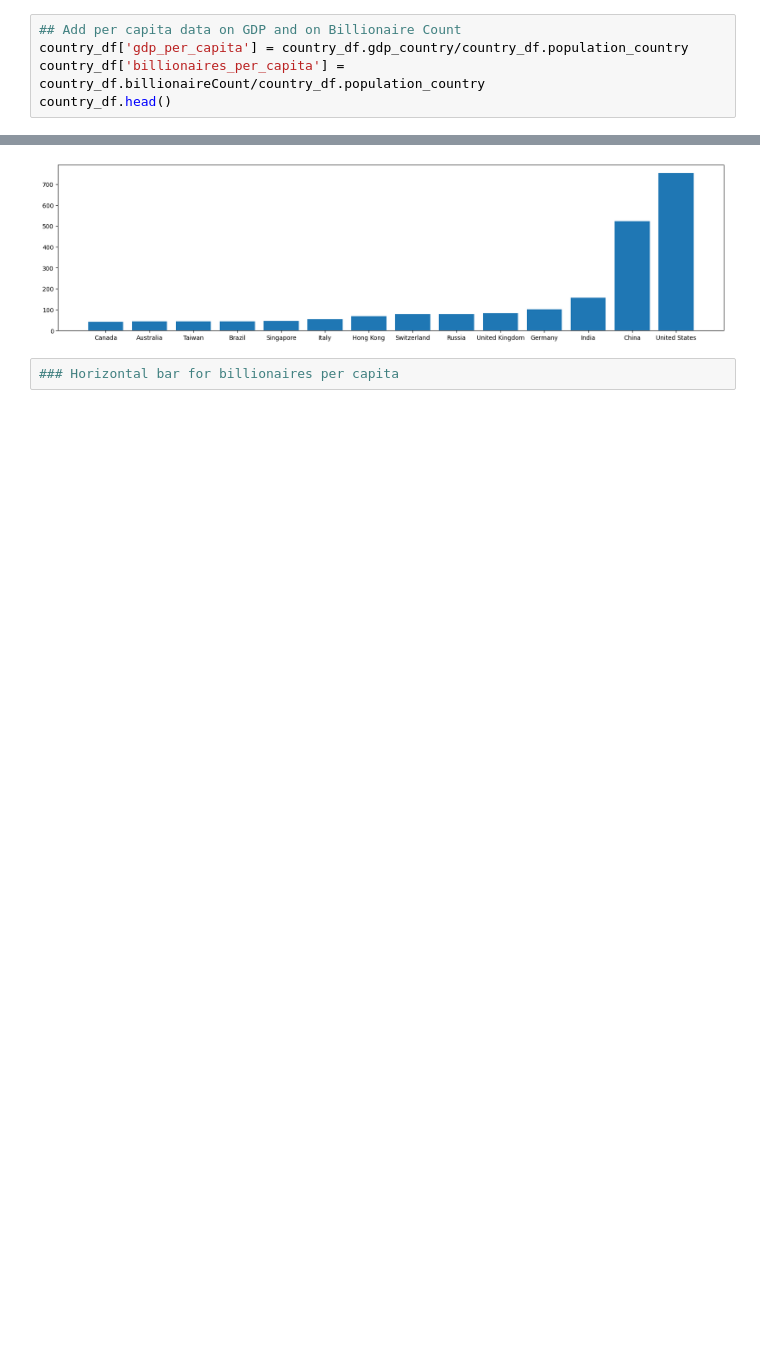
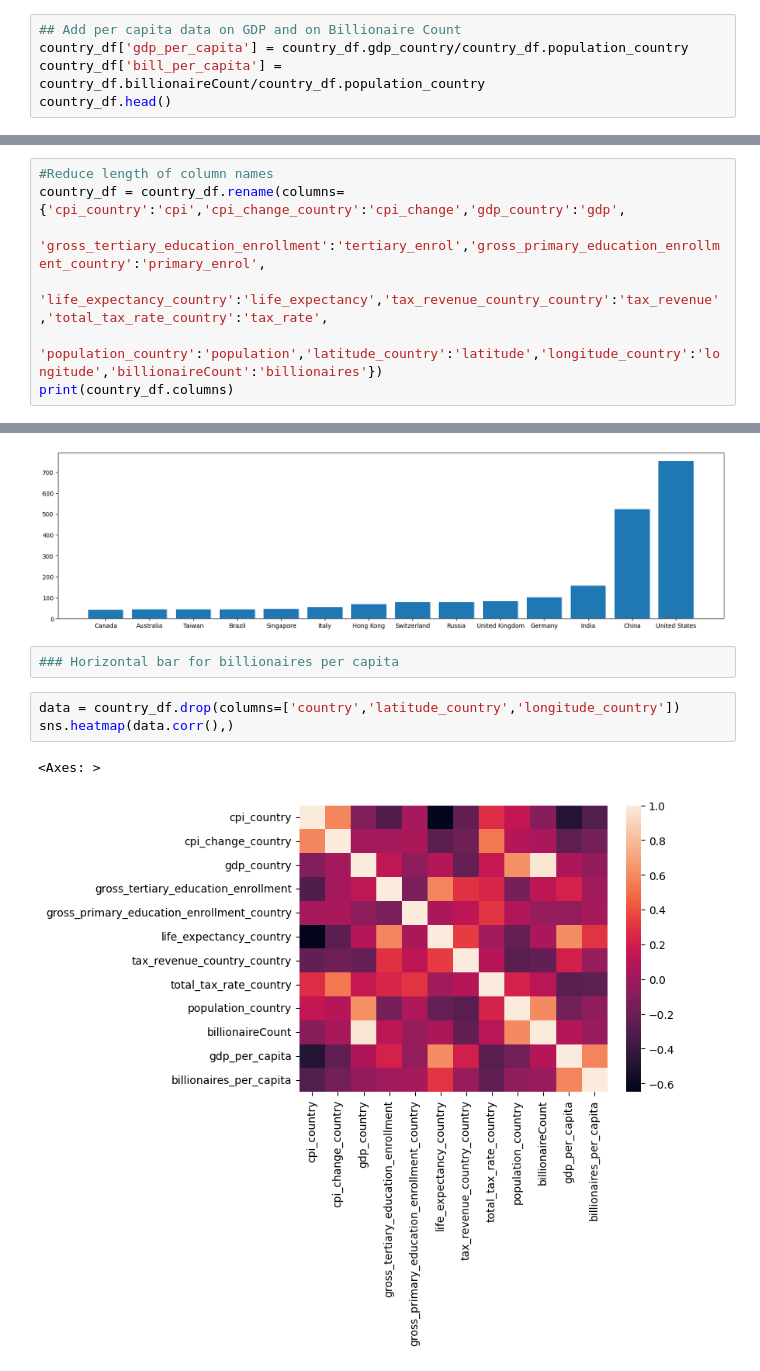
Before and after one commit to cyrilmichino/billionaire-statistical-analysis, a Jupyter notebook: notebook.ipynb, the cells around one changed output, grey strips where cells are left out. Saved outputs shown, nothing was run; the diff lists cells and outputs as text; blank space fills up the shorter version.

Commit message:
Update Data Analysis

```diff
--- a/notebook.ipynb
+++ b/notebook.ipynb
@@ -264,7 +267,7 @@ country_df.head()
 # %%
 ## Add per capita data on GDP and on Billionaire Count
 country_df['gdp_per_capita'] = country_df.gdp_country/country_df.population_country
-country_df['billionaires_per_capita'] = country_df.billionaireCount/country_df.population_country
+country_df['bill_per_capita'] = country_df.billionaireCount/country_df.population_country
 country_df.head()
 # %% [output]
 |  | country | cpi_country | cpi_change_country | gdp_country | gross_tertiary_education_enrollment | gross_primary_education_enrollmen... | ... |
@@ -275,0 +281,7 @@ country_df.head()
+# %%
+#Reduce length of column names
+country_df = country_df.rename(columns={'cpi_country':'cpi','cpi_change_country':'cpi_change','gdp_country':'gdp',
+                                        'gross_tertiary_education_enrollment':'tertiary_enrol','gross_primary_education_enrollment_country':'primary_enrol',
+                                        'life_expectancy_country':'life_expectancy','tax_revenue_country_country':'tax_revenue','total_tax_rate_country':'tax_rate',
+                                        'population_country':'population','latitude_country':'latitude','longitude_country':'longitude','billionaireCount':'billionaires'})
+print(country_df.columns)
@@ -304,6 +338,12 @@ plt.show()
 [figure]
 # %%
 ### Horizontal bar for billionaires per capita
+# %%
+data = country_df.drop(columns=['country','latitude_country','longitude_country'])
+sns.heatmap(data.corr(),)
+# %% [output]
+<Axes: >
+[figure, added]
 # %%
 plt.figure(figsize=(20,20))
 
```
Also changed, not shown: parts of 15 cells of this notebook.
